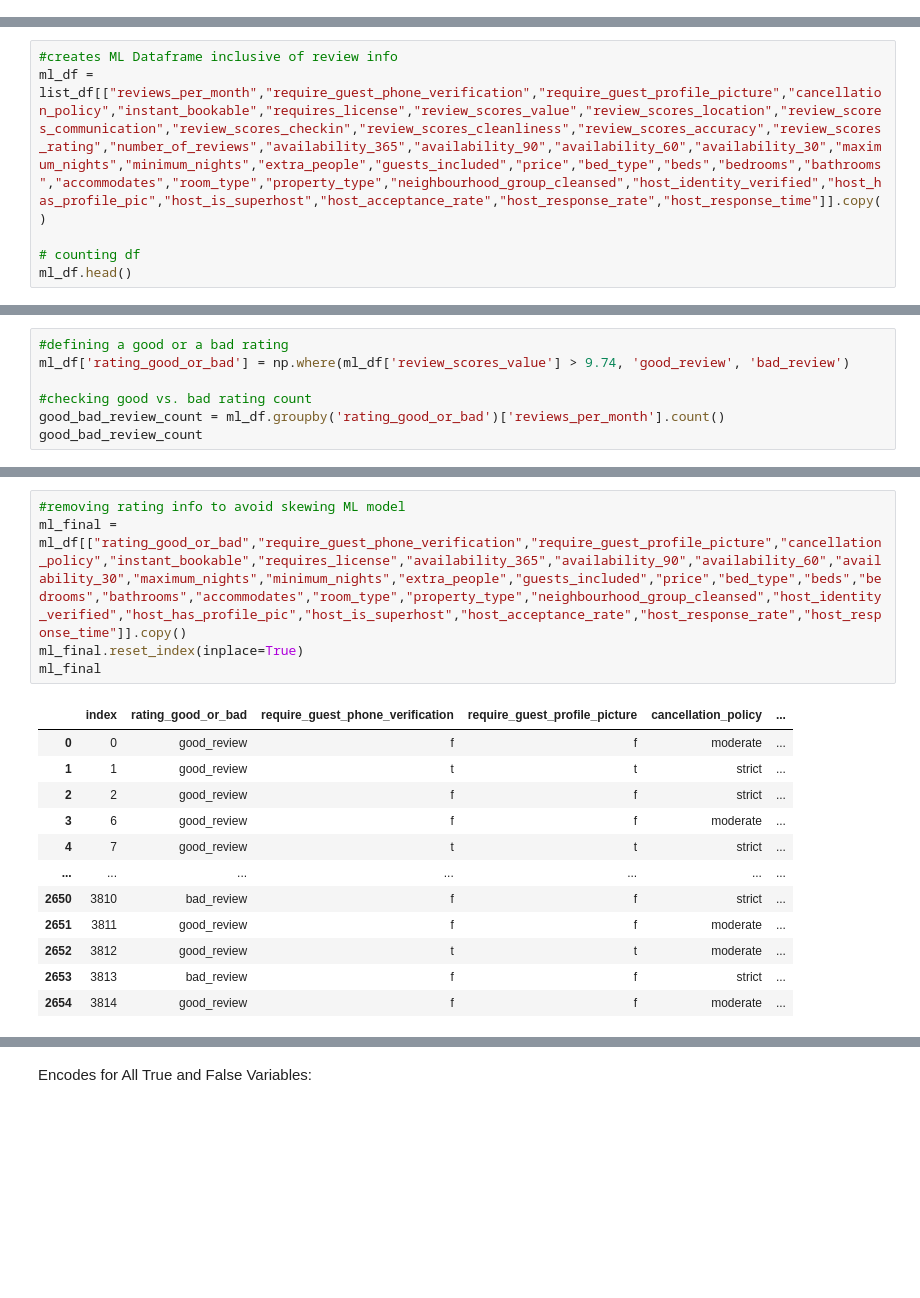
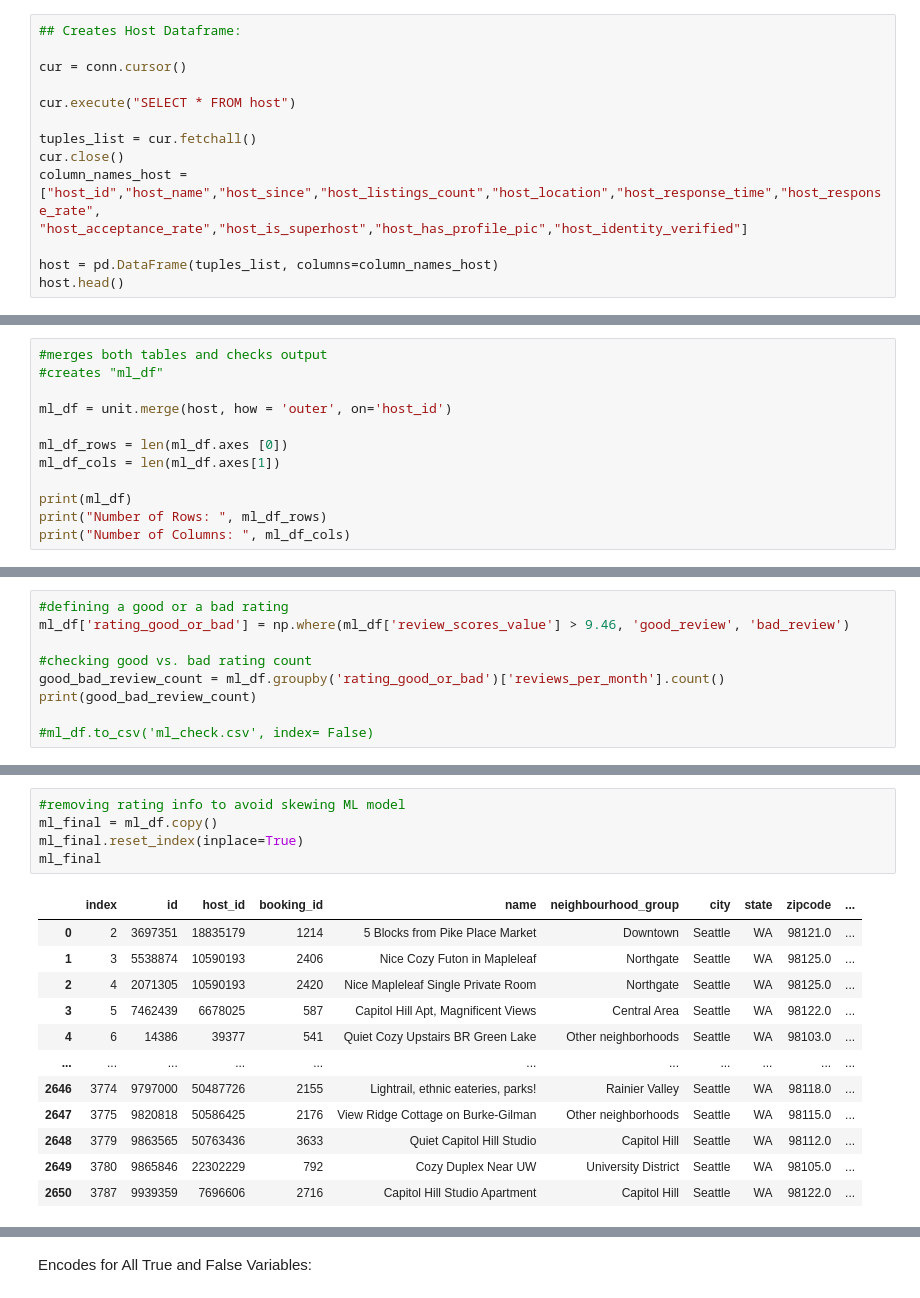
Before and after one commit to BSC1014/Final_Project_Team_5, a Jupyter notebook: ETL.IPYNB, the cells around one changed output, grey strips where cells are left out. Saved outputs shown, nothing was run; the diff lists cells and outputs as text; blank space fills up the shorter version.

```diff
--- a/ETL.IPYNB
+++ b/ETL.IPYNB
@@ -18,0 +44,14 @@ rev_df = pd.read_csv(fp_3)
+# %%
+## Creates Host Dataframe:
+
+cur = conn.cursor()
+
+cur.execute("SELECT * FROM host")
+
+tuples_list = cur.fetchall()
+cur.close()
+column_names_host = ["host_id","host_name","host_since","host_listings_count","host_location","host_response_time","host_response_rate",
+"host_acceptance_rate","host_is_superhost","host_has_profile_pic","host_identity_verified"]
+
+host = pd.DataFrame(tuples_list, columns=column_names_host)
+host.head()
@@ -18,0 +121,12 @@ rev_df = pd.read_csv(fp_3)
+# %%
+#merges both tables and checks output
+#creates "ml_df"
+
+ml_df = unit.merge(host, how = 'outer', on='host_id')
+
+ml_df_rows = len(ml_df.axes [0])
+ml_df_cols = len(ml_df.axes[1])
+
+print(ml_df)
+print("Number of Rows: ", ml_df_rows)
+print("Number of Columns: ", ml_df_cols)
@@ -66,6 +183,0 @@ Length: 92, dtype: int64
-# %%
-#creates ML Dataframe inclusive of review info
-ml_df = list_df[["reviews_per_month","require_guest_phone_verification","require_guest_profile_picture","cancellation_policy","instant_bookable","requires_license","review_scores_value","review_scores_location","review_scores_communication","review_scores_checkin","review_scores_cleanliness","review_scores_accuracy","review_scores_rating","number_of_reviews","availability_365","availability_90","availability_60","availability_30","maximum_nights","minimum_nights","extra_people","guests_included","price","bed_type","beds","bedrooms","bathrooms","accommodates","room_type","property_type","neighbourhood_group_cleansed","host_identity_verified","host_has_profile_pic","host_is_superhost","host_acceptance_rate","host_response_rate","host_response_time"]].copy()
-
-# counting df
-ml_df.head()
@@ -101,10 +205,12 @@ host_response_time                  2655
 dtype: int64
 # %%
 #defining a good or a bad rating
-ml_df['rating_good_or_bad'] = np.where(ml_df['review_scores_value'] > 9.74, 'good_review', 'bad_review')
+ml_df['rating_good_or_bad'] = np.where(ml_df['review_scores_value'] > 9.46, 'good_review', 'bad_review')
 
 #checking good vs. bad rating count
 good_bad_review_count = ml_df.groupby('rating_good_or_bad')['reviews_per_month'].count()
-good_bad_review_count
+print(good_bad_review_count)
+
+#ml_df.to_csv('ml_check.csv', index= False)
 # %% [output]
 rating_good_or_bad
@@ -113,19 +219,19 @@ good_review    1493
 Name: reviews_per_month, dtype: int64
 # %%
 #removing rating info to avoid skewing ML model
-ml_final = ml_df[["rating_good_or_bad","require_guest_phone_verification","require_guest_profile_picture","cancellation_policy","instant_bookable","requires_license","availability_365","availability_90","availability_60","availability_30","maximum_nights","minimum_nights","extra_people","guests_included","price","bed_type","beds","bedrooms","bathrooms","accommodates","room_type","property_type","neighbourhood_group_cleansed","host_identity_verified","host_has_profile_pic","host_is_superhost","host_acceptance_rate","host_response_rate","host_response_time"]].copy()
+ml_final = ml_df.copy()
 ml_final.reset_index(inplace=True)
 ml_final
 # %% [output]
-|  | index | rating_good_or_bad | require_guest_phone_verification | require_guest_profile_picture | cancellation_policy | ... |
-| 0 | 0 | good_review | f | f | moderate | ... |
-| 1 | 1 | good_review | t | t | strict | ... |
-| 2 | 2 | good_review | f | f | strict | ... |
-| 3 | 6 | good_review | f | f | moderate | ... |
-| 4 | 7 | good_review | t | t | strict | ... |
-| ... | ... | ... | ... | ... | ... | ... |
-| 2650 | 3810 | bad_review | f | f | strict | ... |
-| 2651 | 3811 | good_review | f | f | moderate | ... |
-| 2652 | 3812 | good_review | t | t | moderate | ... |
-| 2653 | 3813 | bad_review | f | f | strict | ... |
-| 2654 | 3814 | good_review | f | f | moderate | ... |
+|  | index | id | host_id | booking_id | name | neighbourhood_group | city | state | zipcode | ... |
+| 0 | 2 | 3697351 | 18835179 | 1214 | 5 Blocks from Pike Place Market | Downtown | Seattle | WA | 98121.0 | ... |
+| 1 | 3 | 5538874 | 10590193 | 2406 | Nice Cozy Futon in Mapleleaf | Northgate | Seattle | WA | 98125.0 | ... |
+| 2 | 4 | 2071305 | 10590193 | 2420 | Nice Mapleleaf Single Private Room | Northgate | Seattle | WA | 98125.0 | ... |
+| 3 | 5 | 7462439 | 6678025 | 587 | Capitol Hill Apt, Magnificent Views | Central Area | Seattle | WA | 98122.0 | ... |
+| 4 | 6 | 14386 | 39377 | 541 | Quiet Cozy Upstairs BR Green Lake | Other neighborhoods | Seattle | WA | 98103.0 | ... |
+| ... | ... | ... | ... | ... | ... | ... | ... | ... | ... | ... |
+| 2646 | 3774 | 9797000 | 50487726 | 2155 | Lightrail, ethnic eateries, parks! | Rainier Valley | Seattle | WA | 98118.0 | ... |
+| 2647 | 3775 | 9820818 | 50586425 | 2176 | View Ridge Cottage on Burke-Gilman | Other neighborhoods | Seattle | WA | 98115.0 | ... |
+| 2648 | 3779 | 9863565 | 50763436 | 3633 | Quiet Capitol Hill Studio | Capitol Hill | Seattle | WA | 98112.0 | ... |
+| 2649 | 3780 | 9865846 | 22302229 | 792 | Cozy Duplex Near UW | University District | Seattle | WA | 98105.0 | ... |
+| 2650 | 3787 | 9939359 | 7696606 | 2716 | Capitol Hill Studio Apartment | Capitol Hill | Seattle | WA | 98122.0 | ... |
```
Also changed, not shown: parts of 35 cells of this notebook, 2 other files.
